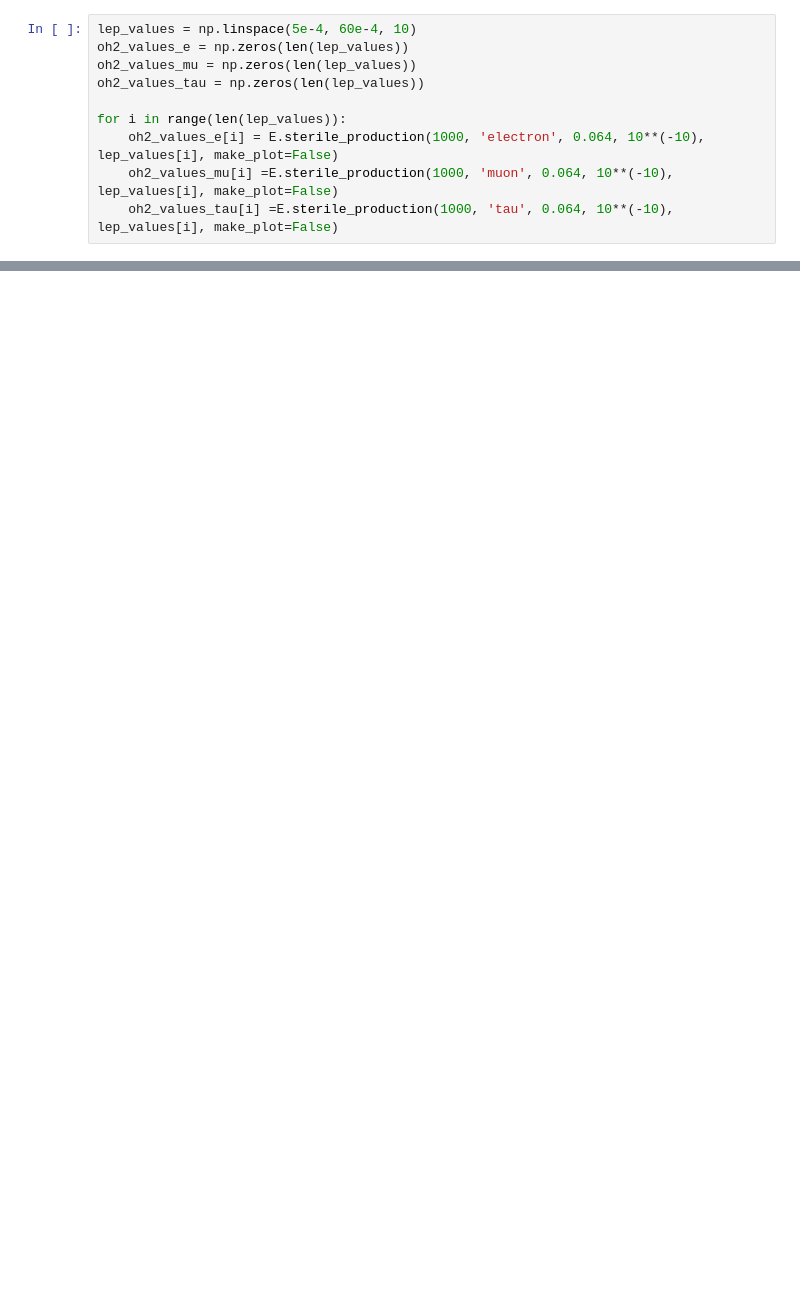
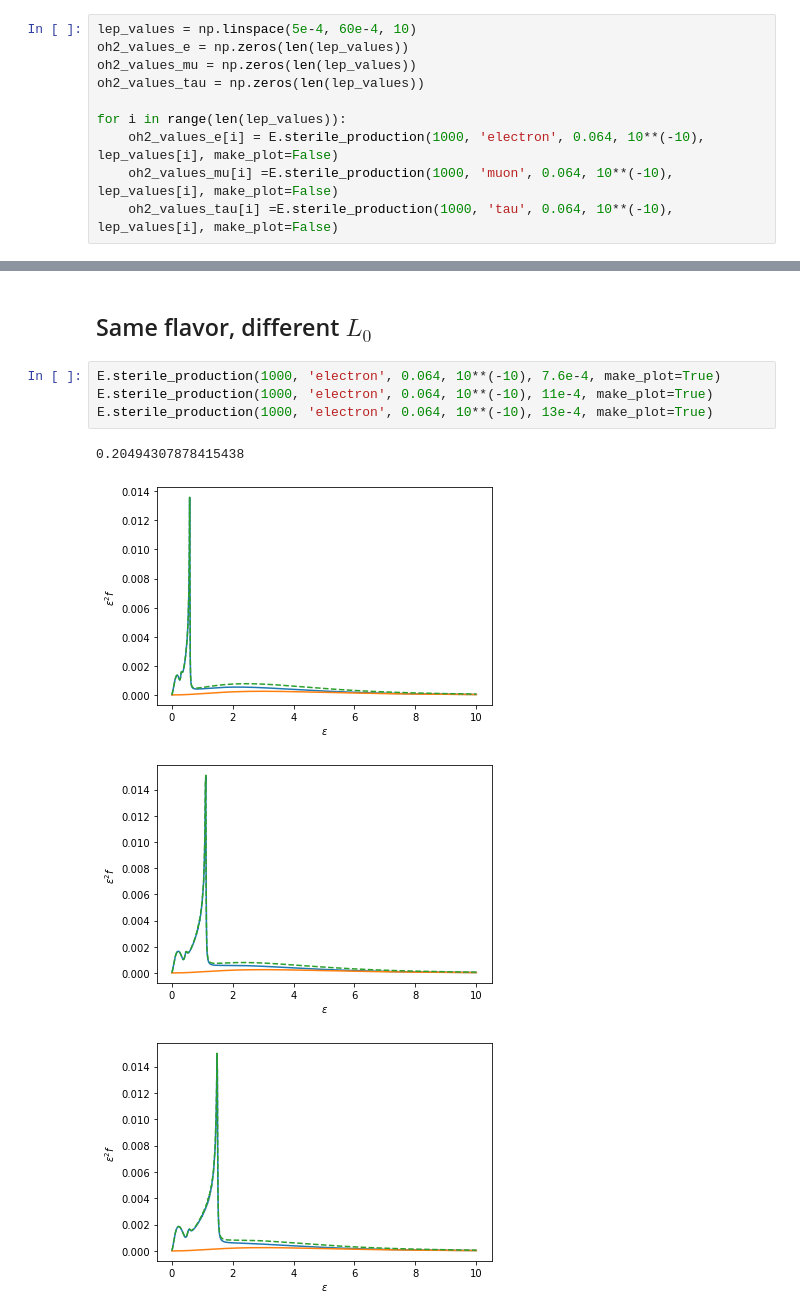
Before and after one commit to nuLABatUSD/dm_sterile_production, a Jupyter notebook: Testing_Sterile_Production_function.ipynb, the cells around one changed output, grey strips where cells are left out. Drawn from its saved outputs; the diff is of its cells as text; blank space fills up the shorter version.

```diff
--- a/Testing_Sterile_Production_function.ipynb
+++ b/Testing_Sterile_Production_function.ipynb
@@ -25,0 +58,11 @@ plt.plot(lep_values, oh2_values_tau)
+# %% [markdown]
+## Same flavor, different $L_0$
+# %%
+E.sterile_production(1000, 'electron', 0.064, 10**(-10), 7.6e-4, make_plot=True)
+E.sterile_production(1000, 'electron', 0.064, 10**(-10), 11e-4, make_plot=True)
+E.sterile_production(1000, 'electron', 0.064, 10**(-10), 13e-4, make_plot=True)
+# %% [output]
+0.20494307878415438
+[figure, added]
+[figure, added]
+[figure, added]
```
Also changed, not shown: parts of 7 cells of this notebook.
